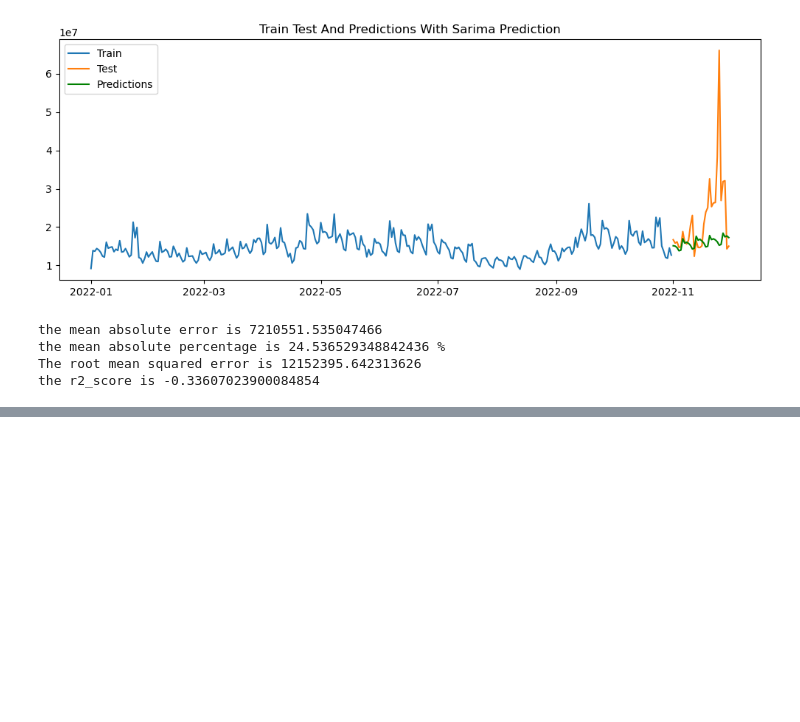
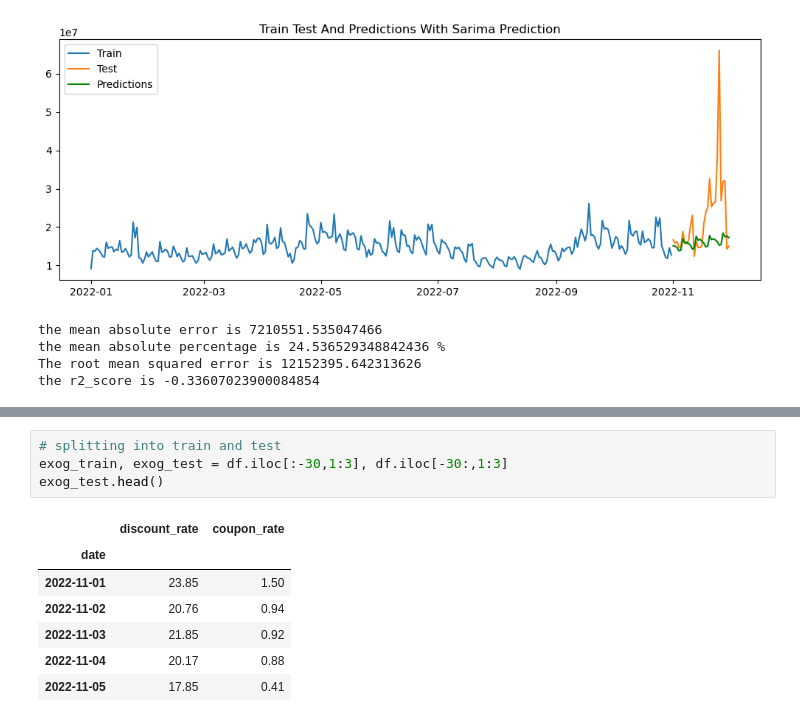
Before and after one commit to steve1-1269/time_series_analysis, a Jupyter notebook: arima.ipynb, the cells around one changed output, grey strips where cells are left out. Drawn from its saved outputs; the diff is of its cells as text; blank space fills up the shorter version.

```diff
--- a/arima.ipynb
+++ b/arima.ipynb
@@ -400,0 +437,12 @@ the r2_score is -0.33607023900084854
+# %%
+# splitting into train and test
+exog_train, exog_test = df.iloc[:-30,1:3], df.iloc[-30:,1:3]
+exog_test.head()
+# %% [output]
+|  | discount_rate | coupon_rate |
+| date |  |  |
+| 2022-11-01 | 23.85 | 1.50 |
+| 2022-11-02 | 20.76 | 0.94 |
+| 2022-11-03 | 21.85 | 0.92 |
+| 2022-11-04 | 20.17 | 0.88 |
+| 2022-11-05 | 17.85 | 0.41 |
```
Also changed, not shown: parts of 8 cells of this notebook.
